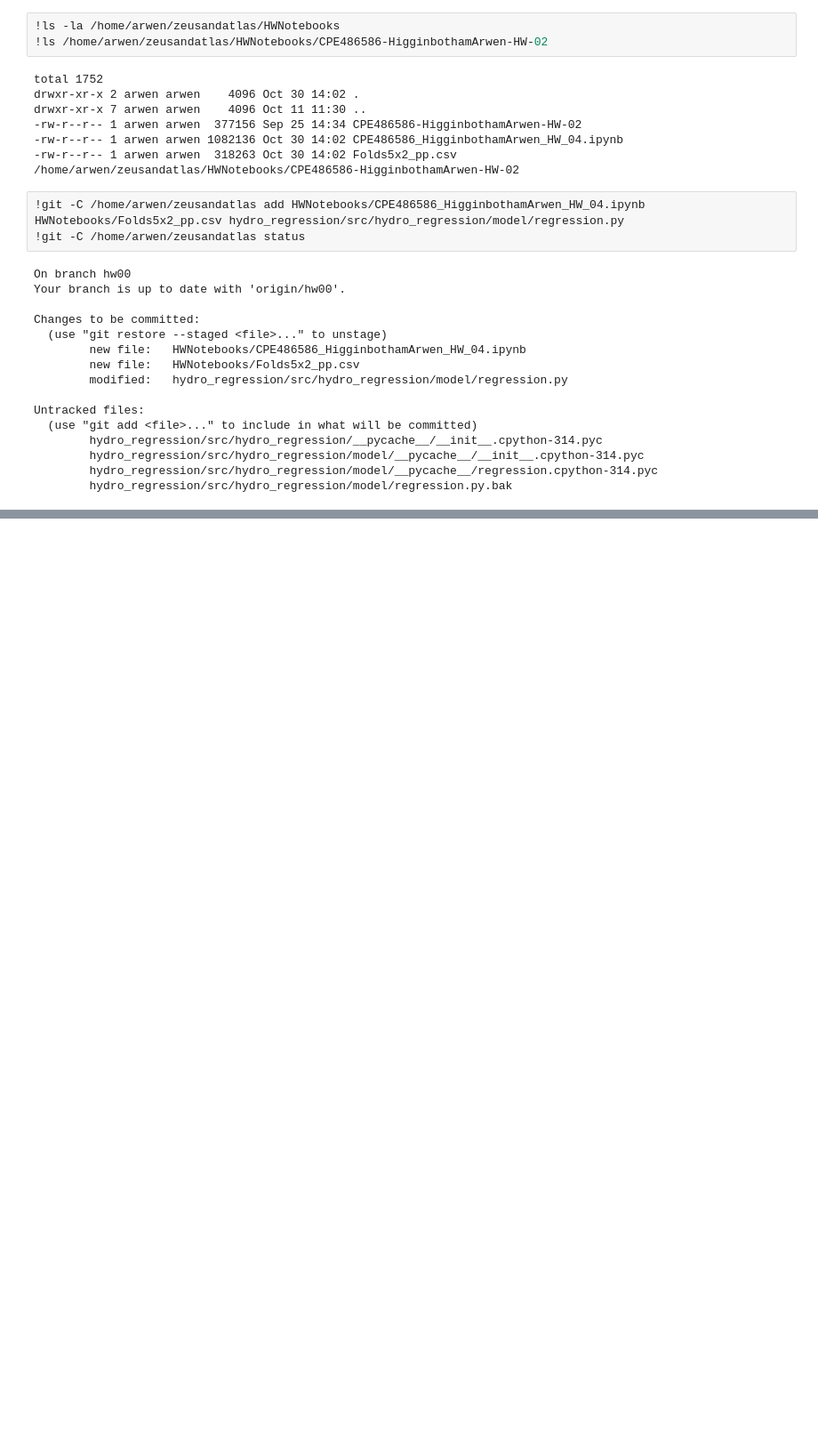
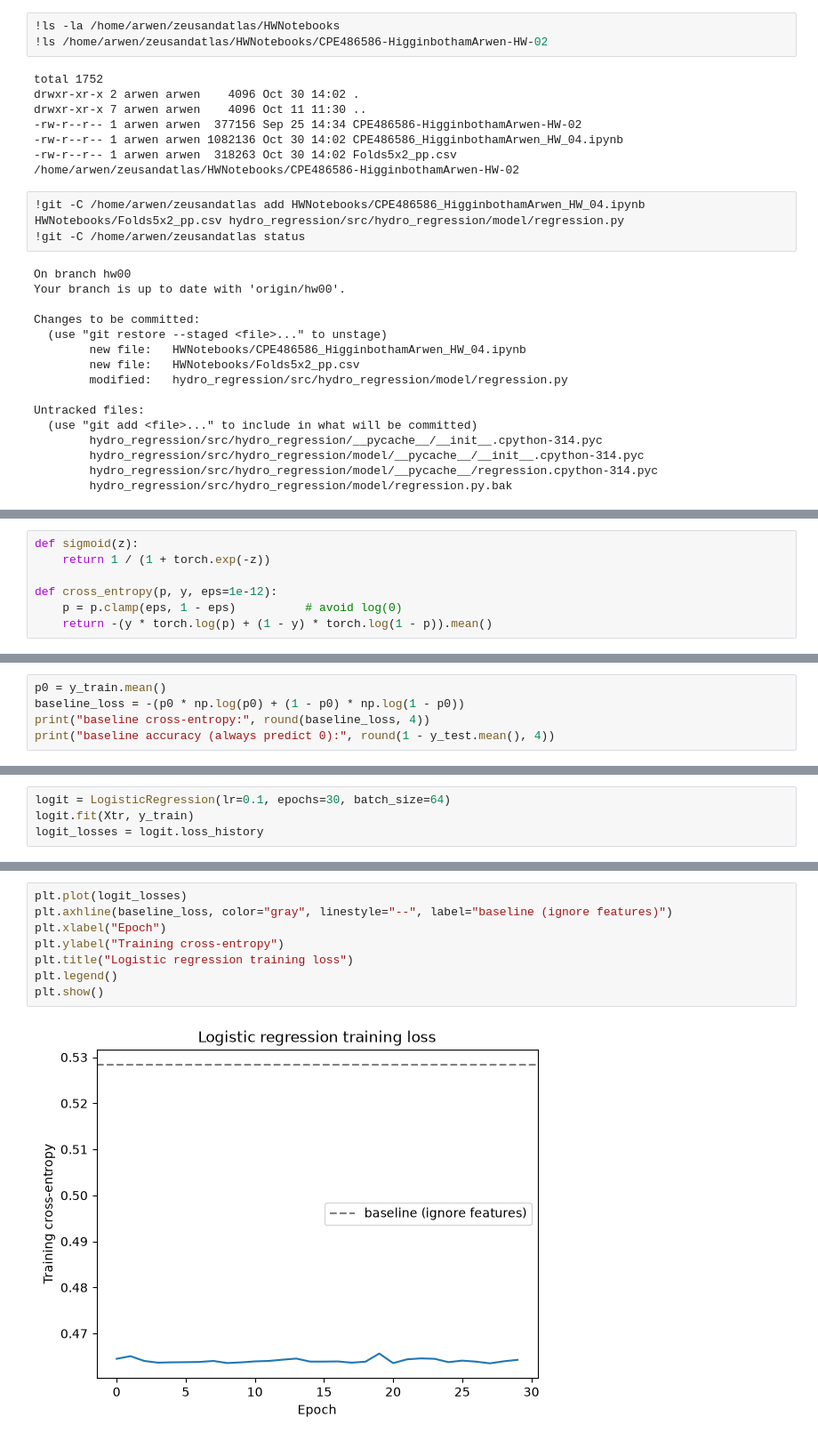
Before and after one commit to zeusandatlasgh/zeusandatlas, a Jupyter notebook: HWNotebooks/CPE486586_HigginbothamArwen_HW_04.ipynb, the cells around one changed output, grey strips where cells are left out. Shown at 89% size. Drawn from its saved outputs; the diff is of its cells as text; blank space fills up the shorter version.

Commit message:
Add Q6 logistic regression and logit.py

```diff
--- a/HWNotebooks/CPE486586_HigginbothamArwen_HW_04.ipynb
+++ b/HWNotebooks/CPE486586_HigginbothamArwen_HW_04.ipynb
@@ -645,0 +835,7 @@ Untracked files:
+# %%
+def sigmoid(z):
+    return 1 / (1 + torch.exp(-z))
+
+def cross_entropy(p, y, eps=1e-12):
+    p = p.clamp(eps, 1 - eps)          # avoid log(0)
+    return -(y * torch.log(p) + (1 - y) * torch.log(1 - p)).mean()
@@ -645,0 +854,5 @@ Untracked files:
+# %%
+p0 = y_train.mean()
+baseline_loss = -(p0 * np.log(p0) + (1 - p0) * np.log(1 - p0))
+print("baseline cross-entropy:", round(baseline_loss, 4))
+print("baseline accuracy (always predict 0):", round(1 - y_test.mean(), 4))
@@ -645,0 +926,4 @@ Untracked files:
+# %%
+logit = LogisticRegression(lr=0.1, epochs=30, batch_size=64)
+logit.fit(Xtr, y_train)
+logit_losses = logit.loss_history
@@ -645,0 +938,10 @@ Untracked files:
+# %%
+plt.plot(logit_losses)
+plt.axhline(baseline_loss, color="gray", linestyle="--", label="baseline (ignore features)")
+plt.xlabel("Epoch")
+plt.ylabel("Training cross-entropy")
+plt.title("Logistic regression training loss")
+plt.legend()
+plt.show()
+# %% [output]
+[figure, added]
```
Also changed, not shown: parts of 28 cells of this notebook, 1 other file.
